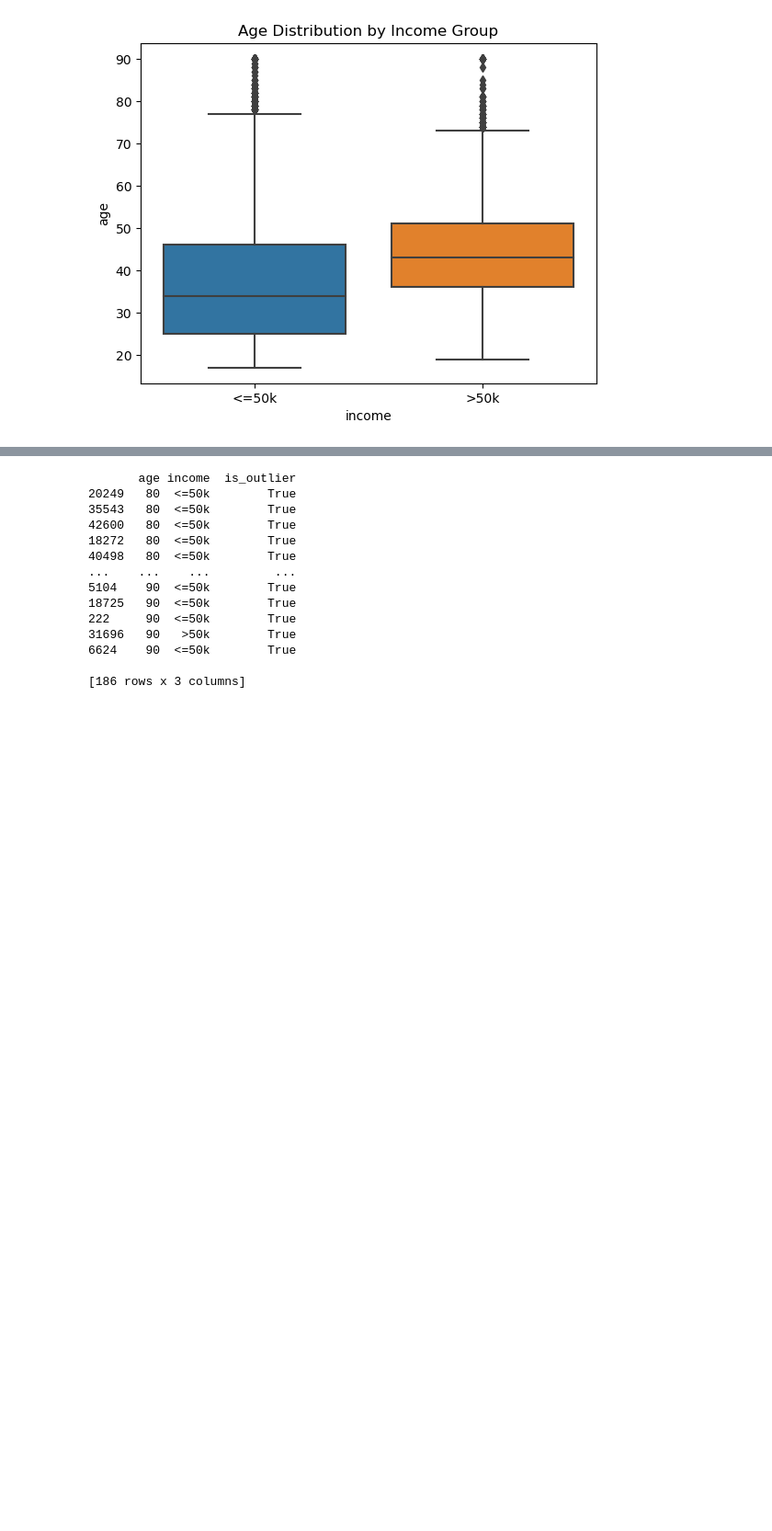
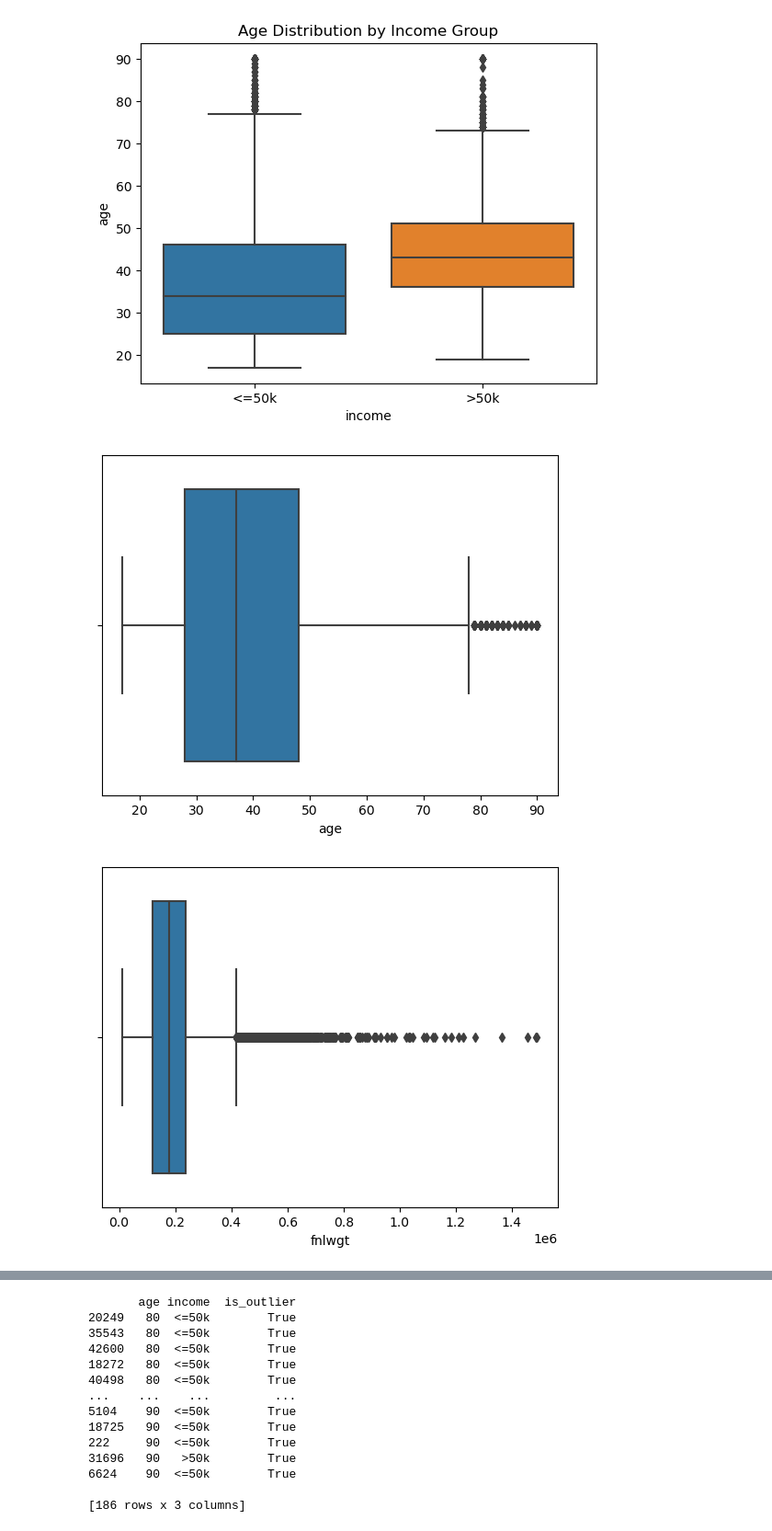
Before and after one commit to mail2anajain/ML_Assignment-2024-Team7, a Jupyter notebook: ML_assignment_team7.ipynb, the cells around one changed output, grey strips where cells are left out. Shown at 92% size. Cells and saved outputs as stored; diff of their text form; code cells hidden in the pictures; blank space fills up the shorter version.

```diff
--- a/ML_assignment_team7.ipynb
+++ b/ML_assignment_team7.ipynb
@@ -366,3 +396,14 @@ plt.show()
 #As per plot, we have outliers highlighted
 # %% [output]
 [figure]
+# %%
+#Vizualize the outliers in all the numerical columns
+int_columns = ['age','fnlwgt','education-num','capital-gain','capital-loss','hours-per-week']
+data=df_adult_clean
+
+for i in int_columns:
+  sns.boxplot(x = data[i])
+  plt.show()
+# %% [output]
+[figure, added]
+[figure, added]
```
Also changed, not shown: parts of 23 cells of this notebook, 6 other files.
